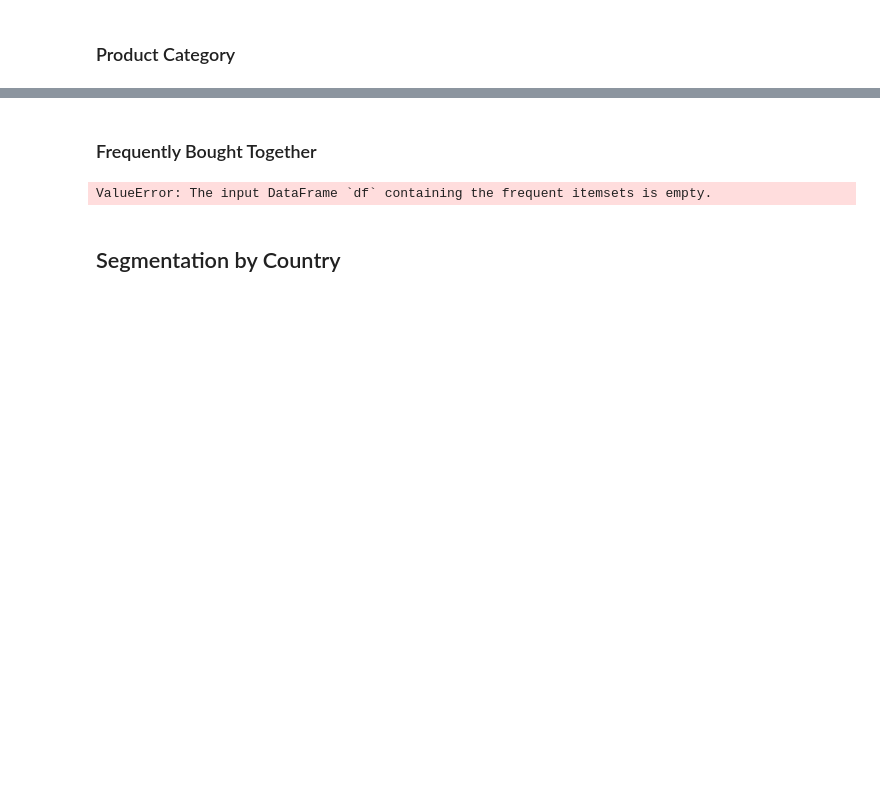
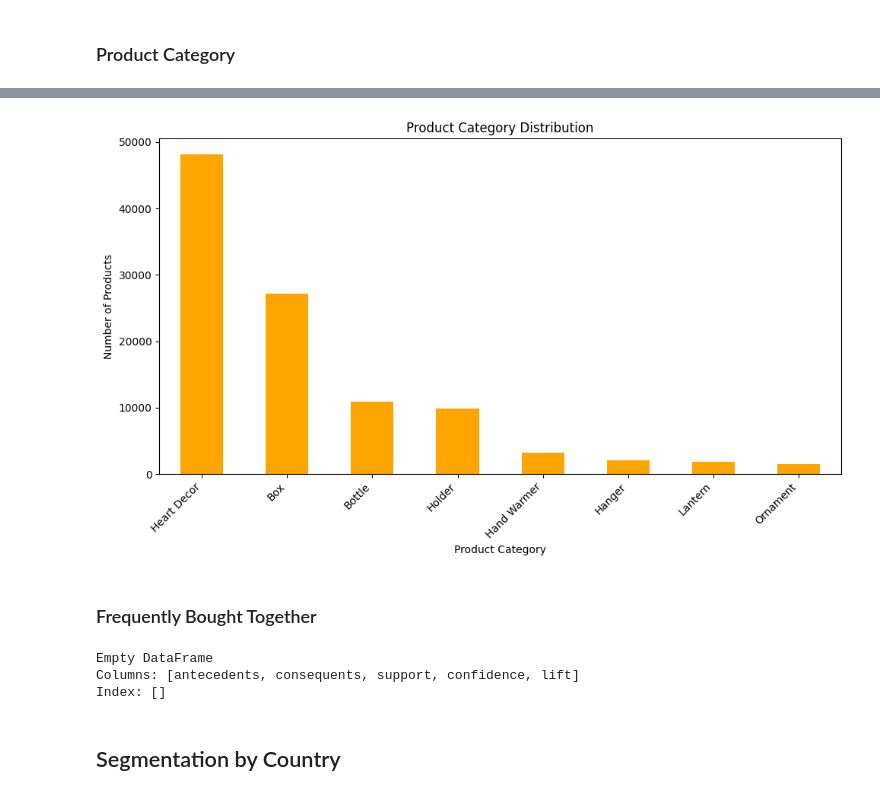
Before and after one commit to JoshuaPaul-lasisi/Customer_segmentation, a Jupyter notebook: Customer_segmentation.ipynb, the cells around one changed output, grey strips where cells are left out. Saved outputs shown, nothing was run; the diff lists cells and outputs as text; code cells hidden in the pictures; blank space fills up the shorter version.

```diff
--- a/Customer_segmentation.ipynb
+++ b/Customer_segmentation.ipynb
@@ -769,6 +784,9 @@ print(customer_frequency)
 # %% [markdown]
 Time since last purchase for each customer
 # %%
+# # reset index first
+df_cleaned = df_cleaned.reset_index(drop = False)
+
 # Ensure the column 'InvoiceDate' is in datetime format
 df_cleaned['InvoiceDate'] = pd.to_datetime(df_cleaned['InvoiceDate'])
 
@@ -835,3 +860,21 @@ See the caveats in the documentation: https://pandas.pydata.org/pandas-docs/stab
+# %%
+# remove Other from the list
+categories = df_cleaned[df_cleaned['ProductCategory'] != 'Other']
+
+# Get the number of products in each category (unique value counts)
+product_category_counts = categories['ProductCategory'].value_counts()
+
+# Create a bar chart
+plt.figure(figsize=(10, 6))  # Adjust figure size as desired
+product_category_counts.plot(kind='bar', color='orange')
+plt.title("Product Category Distribution")
+plt.xlabel("Product Category")
+plt.ylabel("Number of Products")
+plt.xticks(rotation=45, ha='right')  # Rotate x-axis labels for better readability
+plt.tight_layout()
+plt.show()
+# %% [output]
+[figure, added]
 # %% [markdown]
 ### Frequently Bought Together
 # %%
@@ -843,17 +886,22 @@ basket = (df_cleaned
           .sum().unstack().reset_index().fillna(0)
           .set_index('InvoiceNo'))
 
-# Convert quantities to 1 and 0
-basket_sets = basket.applymap(lambda x: 1 if x > 0 else 0)
+# Convert quantities to 1 and 0 (using map)
+basket_sets = basket.map(lambda x: 1 if x > 0 else 0)
 
-# Apply the Apriori algorithm
-frequent_itemsets = apriori(basket_sets, min_support=0.1, use_colnames=True)
+# Try a lower minimum support (adjust as needed)
+frequent_itemsets = apriori(basket_sets, min_support=0.05, use_colnames=True)
 
-# Generate association rules
-rules = association_rules(frequent_itemsets, metric="lift", min_threshold=1)
-print(rules[['antecedents', 'consequents', 'support', 'confidence', 'lift']])
+# Generate association rules, handle potential empty DataFrame
+if frequent_itemsets.shape[0] > 0:
+  rules = association_rules(frequent_itemsets, metric="lift", min_threshold=1)
+  print(rules[['antecedents', 'consequents', 'support', 'confidence', 'lift']])
+else:
+  print("No frequent itemsets found with the current minimum support.")
 # %% [output]
-ValueError: The input DataFrame `df` containing the frequent itemsets is empty.
+Empty DataFrame
+Columns: [antecedents, consequents, support, confidence, lift]
+Index: []
 # %% [markdown]
 ## Segmentation by Country
 # %%
```
Also changed, not shown: parts of 8 cells of this notebook.
